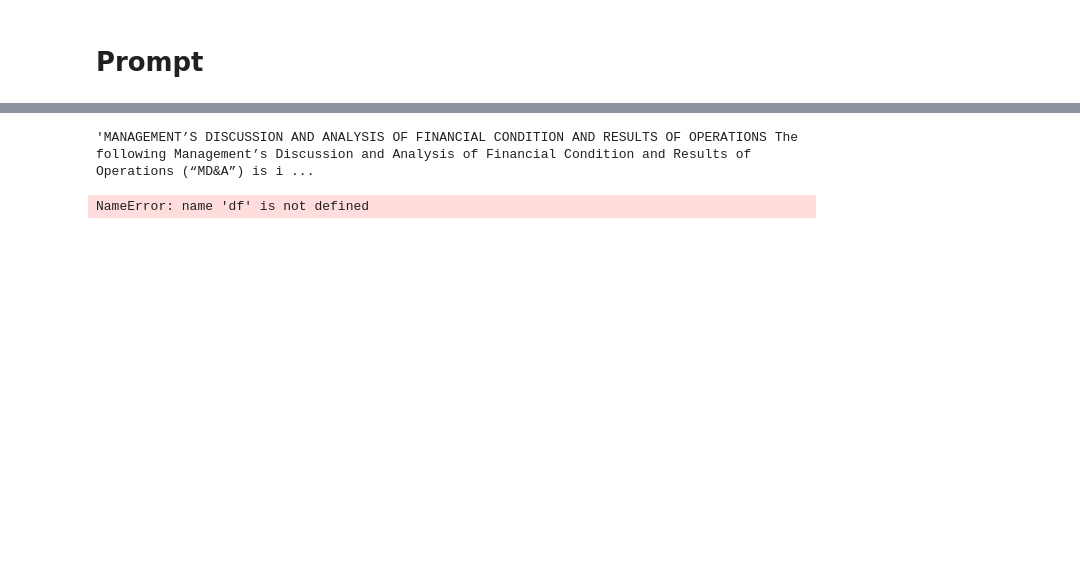
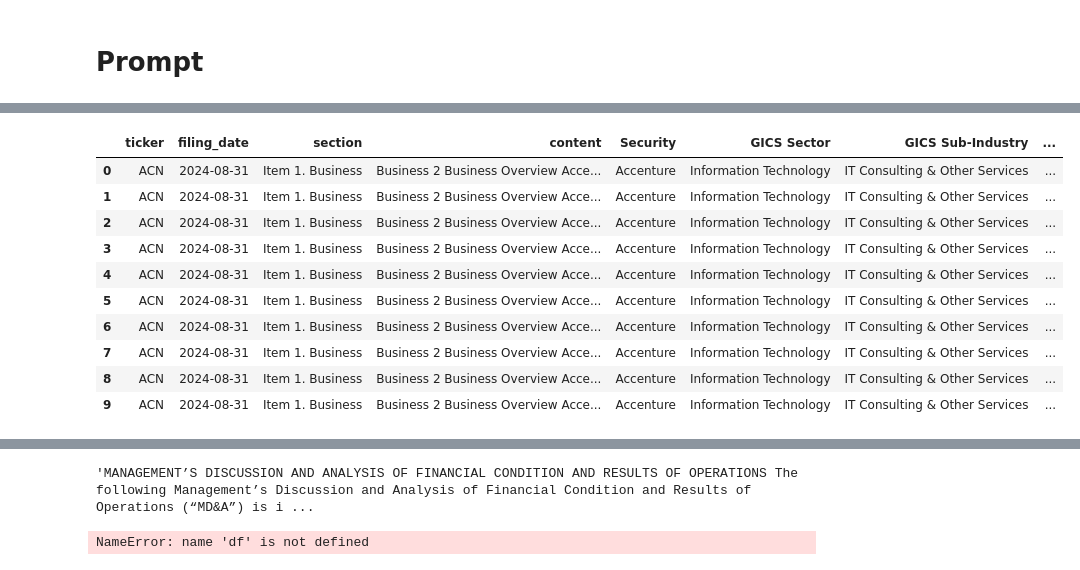
Before and after one commit to maseehfaizan/Hybrid_Pricer, a Jupyter notebook: financial_text.ipynb, the cells around one changed output, grey strips where cells are left out. Drawn from its saved outputs; the diff is of its cells as text; code cells hidden in the pictures; blank space fills up the shorter version.

```diff
--- a/financial_text.ipynb
+++ b/financial_text.ipynb
@@ -136,3 +48,5 @@ I am also making sure the longest text is the main text, (This way it ignores ta
+# %%
+pd.reset_option('all')
 # %%
 import re
 import os
@@ -392,0 +445,15 @@ prompt = f"""
+# %%
+df_processed= pd.read_csv('./data/df_with_gemini_responses.csv')
+df_processed.head(10)
+# %% [output]
+|  | ticker | filing_date | section | content | Security | GICS Sector | GICS Sub-Industry | ... |
+| 0 | ACN | 2024-08-31 | Item 1. Business | Business 2 Business Overview Acce... | Accenture | Information Technology | IT Consulting & Other Services | ... |
+| 1 | ACN | 2024-08-31 | Item 1. Business | Business 2 Business Overview Acce... | Accenture | Information Technology | IT Consulting & Other Services | ... |
+| 2 | ACN | 2024-08-31 | Item 1. Business | Business 2 Business Overview Acce... | Accenture | Information Technology | IT Consulting & Other Services | ... |
+| 3 | ACN | 2024-08-31 | Item 1. Business | Business 2 Business Overview Acce... | Accenture | Information Technology | IT Consulting & Other Services | ... |
+| 4 | ACN | 2024-08-31 | Item 1. Business | Business 2 Business Overview Acce... | Accenture | Information Technology | IT Consulting & Other Services | ... |
+| 5 | ACN | 2024-08-31 | Item 1. Business | Business 2 Business Overview Acce... | Accenture | Information Technology | IT Consulting & Other Services | ... |
+| 6 | ACN | 2024-08-31 | Item 1. Business | Business 2 Business Overview Acce... | Accenture | Information Technology | IT Consulting & Other Services | ... |
+| 7 | ACN | 2024-08-31 | Item 1. Business | Business 2 Business Overview Acce... | Accenture | Information Technology | IT Consulting & Other Services | ... |
+| 8 | ACN | 2024-08-31 | Item 1. Business | Business 2 Business Overview Acce... | Accenture | Information Technology | IT Consulting & Other Services | ... |
+| 9 | ACN | 2024-08-31 | Item 1. Business | Business 2 Business Overview Acce... | Accenture | Information Technology | IT Consulting & Other Services | ... |
```
Also changed, not shown: parts of 36 cells of this notebook, 14 other files.
